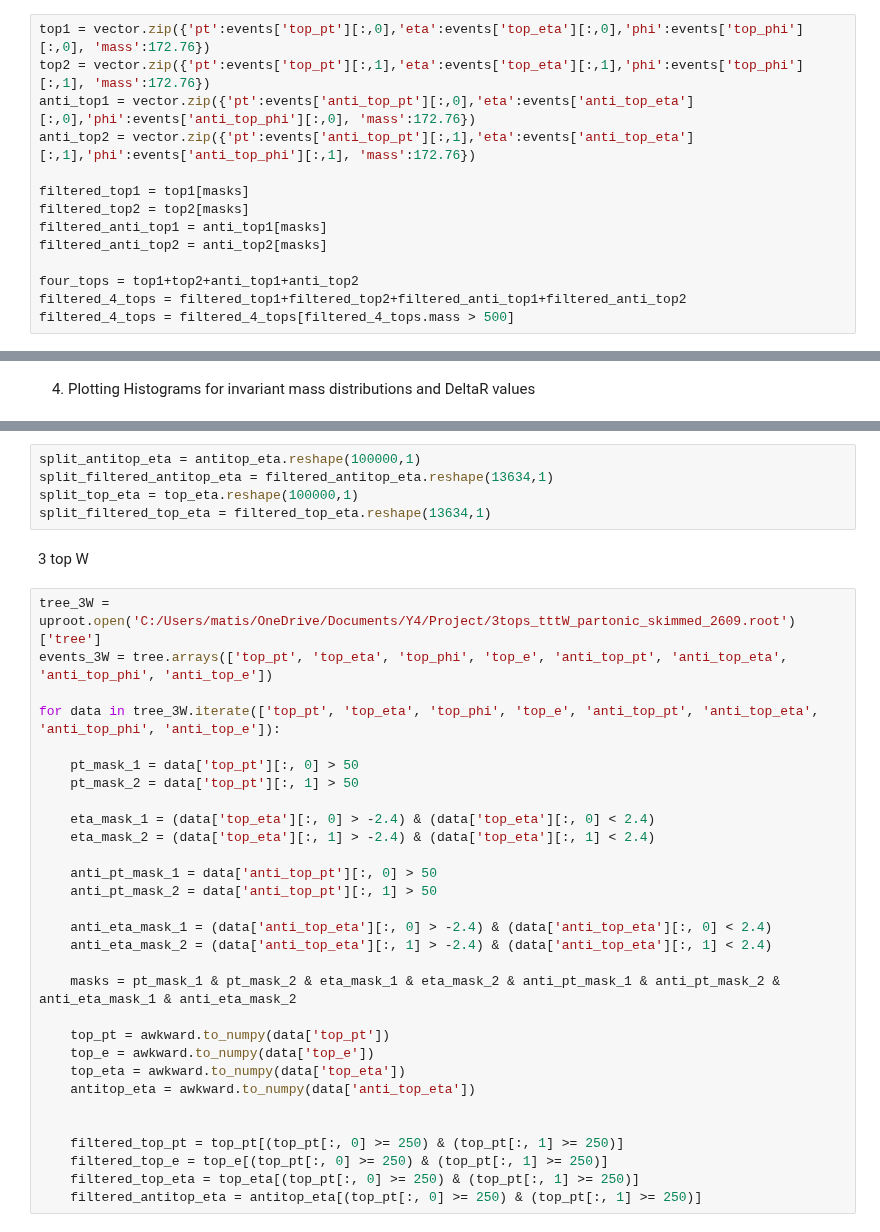
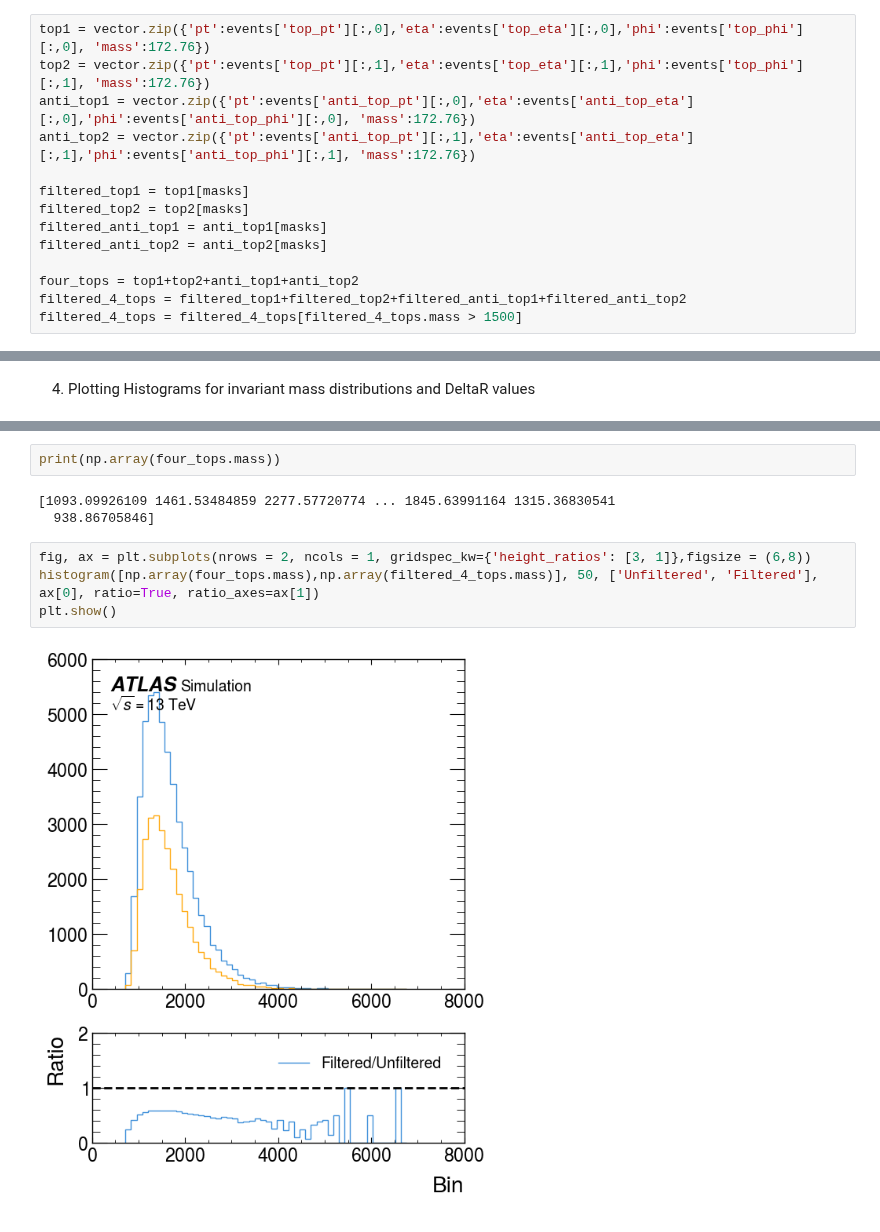
Before and after one commit to archiebrooks02/MPHYS-4Top, a Jupyter notebook: week_1_3top.ipynb, the cells around one changed output, grey strips where cells are left out. Drawn from its saved outputs; the diff is of its cells as text.

```diff
--- a/week_1_3top.ipynb
+++ b/week_1_3top.ipynb
@@ -213,4 +199,4 @@ filtered_anti_top2 = anti_top2[masks]
 
 four_tops = top1+top2+anti_top1+anti_top2
 filtered_4_tops = filtered_top1+filtered_top2+filtered_anti_top1+filtered_anti_top2
-filtered_4_tops = filtered_4_tops[filtered_4_tops.mass > 500]
+filtered_4_tops = filtered_4_tops[filtered_4_tops.mass > 1500]
@@ -351,37 +335,11 @@ This error occurred while attempting to slice
-# %%
-split_antitop_eta = antitop_eta.reshape(100000,1)
-split_filtered_antitop_eta = filtered_antitop_eta.reshape(13634,1)
-split_top_eta = top_eta.reshape(100000,1)
-split_filtered_top_eta = filtered_top_eta.reshape(13634,1)
-# %% [markdown]
-3 top W
-# %%
-tree_3W = uproot.open('C:/Users/matis/OneDrive/Documents/Y4/Project/3tops_tttW_partonic_skimmed_2609.root')['tree']
-events_3W = tree.arrays(['top_pt', 'top_eta', 'top_phi', 'top_e', 'anti_top_pt', 'anti_top_eta', 'anti_top_phi', 'anti_top_e'])
-
-for data in tree_3W.iterate(['top_pt', 'top_eta', 'top_phi', 'top_e', 'anti_top_pt', 'anti_top_eta', 'anti_top_phi', 'anti_top_e']):
-
-    pt_mask_1 = data['top_pt'][:, 0] > 50
-    pt_mask_2 = data['top_pt'][:, 1] > 50
-
-    eta_mask_1 = (data['top_eta'][:, 0] > -2.4) & (data['top_eta'][:, 0] < 2.4)
-    eta_mask_2 = (data['top_eta'][:, 1] > -2.4) & (data['top_eta'][:, 1] < 2.4)
-
-    anti_pt_mask_1 = data['anti_top_pt'][:, 0] > 50
-    anti_pt_mask_2 = data['anti_top_pt'][:, 1] > 50
-
-    anti_eta_mask_1 = (data['anti_top_eta'][:, 0] > -2.4) & (data['anti_top_eta'][:, 0] < 2.4)
-    anti_eta_mask_2 = (data['anti_top_eta'][:, 1] > -2.4) & (data['anti_top_eta'][:, 1] < 2.4)
-
-    masks = pt_mask_1 & pt_mask_2 & eta_mask_1 & eta_mask_2 & anti_pt_mask_1 & anti_pt_mask_2 & anti_eta_mask_1 & anti_eta_mask_2
-
-    top_pt = awkward.to_numpy(data['top_pt'])
-    top_e = awkward.to_numpy(data['top_e'])
-    top_eta = awkward.to_numpy(data['top_eta'])
-    antitop_eta = awkward.to_numpy(data['anti_top_eta'])
-
-
-    filtered_top_pt = top_pt[(top_pt[:, 0] >= 250) & (top_pt[:, 1] >= 250)]
-    filtered_top_e = top_e[(top_pt[:, 0] >= 250) & (top_pt[:, 1] >= 250)]
-    filtered_top_eta = top_eta[(top_pt[:, 0] >= 250) & (top_pt[:, 1] >= 250)]
-    filtered_antitop_eta = antitop_eta[(top_pt[:, 0] >= 250) & (top_pt[:, 1] >= 250)]
+# %%
+print(np.array(four_tops.mass))
+# %% [output]
+[1093.09926109 1461.53484859 2277.57720774 ... 1845.63991164 1315.36830541
+  938.86705846]
+# %%
+fig, ax = plt.subplots(nrows = 2, ncols = 1, gridspec_kw={'height_ratios': [3, 1]},figsize = (6,8))
+histogram([np.array(four_tops.mass),np.array(filtered_4_tops.mass)], 50, ['Unfiltered', 'Filtered'], ax[0], ratio=True, ratio_axes=ax[1])
+plt.show()
+# %% [output]
+[figure, added]
```
Also changed, not shown: parts of 41 cells of this notebook.
